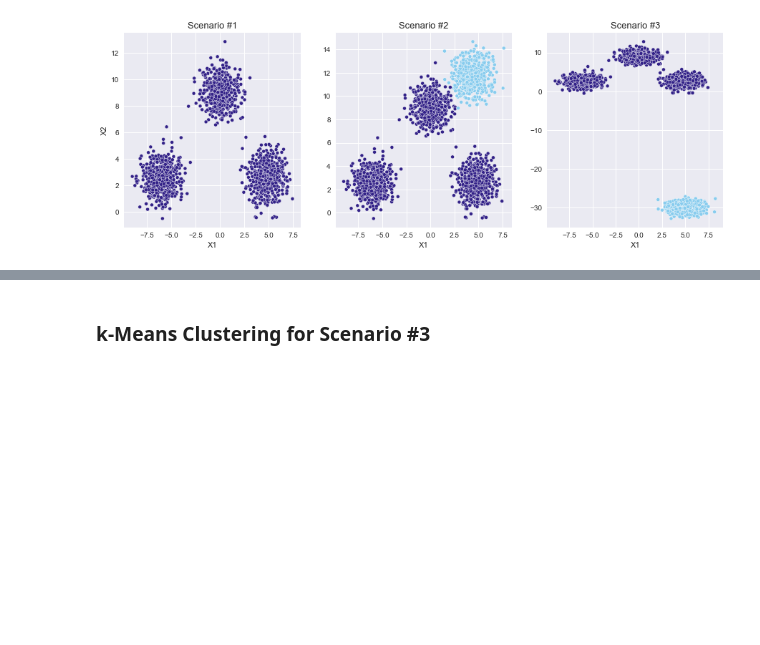
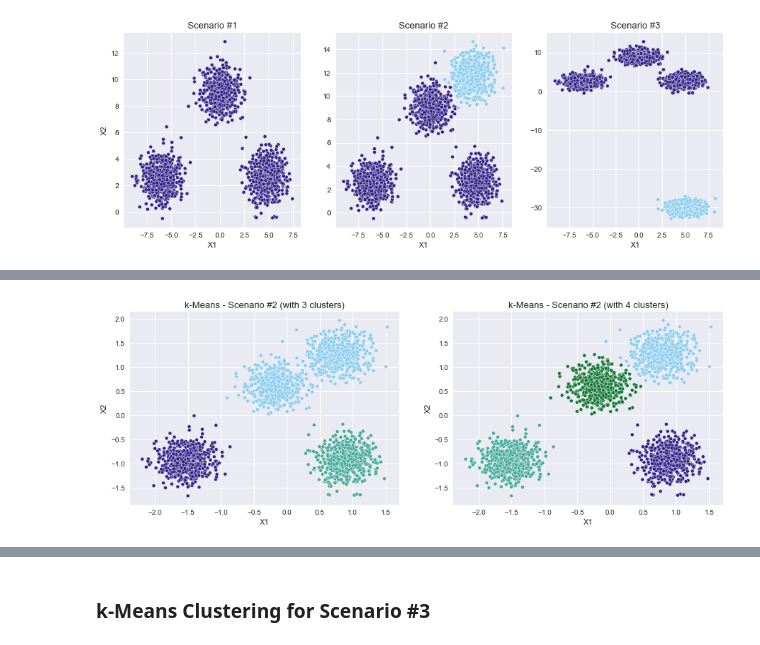
Before and after one commit to dancapellupo/featuring_data_blog, a Jupyter notebook: clustering_part1_kmeans.ipynb, the cells around one changed output, grey strips where cells are left out. Saved outputs shown, nothing was run; the diff lists cells and outputs as text; code cells hidden in the pictures; blank space fills up the shorter version.

```diff
--- a/clustering_part1_kmeans.ipynb
+++ b/clustering_part1_kmeans.ipynb
@@ -303,18 +334,19 @@ Best cluster number (by gap statistic): 4
 # %%
 # Plot the results:
 
-plots = []
+_ = plt.figure(figsize=(15, 5))
+
+_ = plt.subplot(121)
 
 model = cluster.KMeans(n_clusters=3, random_state=42, verbose=0)
 model.fit(X)
 
-plots.append(plot_clusters(X, model.labels_, 'k-Means - Scenario #2 (with 3 clusters)'))
+plot_clusters(X, model.labels_, 'k-Means - Scenario #2 (with 3 clusters)')
+
+_ = plt.subplot(122)
 
 model = cluster.KMeans(n_clusters=4, random_state=42, verbose=0)
 model.fit(X)
 
-plots.append(plot_clusters(X, model.labels_, 'k-Means - Scenario #2 (with 4 clusters)'))
-
-layout = gridplot(plots, ncols=2)
-show(layout)
+plot_clusters(X, model.labels_, 'k-Means - Scenario #2 (with 4 clusters)')
 # %% [output]
@@ -323 +353,2 @@ show(layout)
+[figure, added]
 # %%
```
Also changed, not shown: parts of 26 cells of this notebook.
